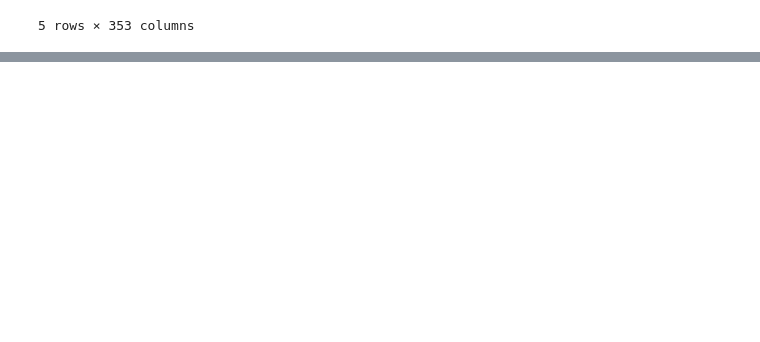
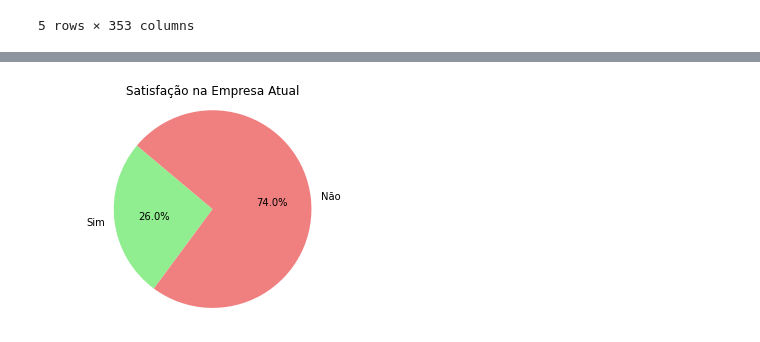
Before and after one commit to brunacpg/Projects-2, a Jupyter notebook: Projects.ipynb, the cells around one changed output, grey strips where cells are left out. Cells and saved outputs as stored; diff of their text form; code cells hidden in the pictures; blank space fills up the shorter version.

```diff
--- a/Projects.ipynb
+++ b/Projects.ipynb
@@ -110,0 +97,20 @@ plt.show()
+# %%
+# Carreira e Experiência Profissional- Pergunta: Qual é a satisfação geral no ambiente de trabalho?
+
+satisfacao_empresa = df['Você está satisfeito na sua empresa atual?']
+
+contagem_respostas = satisfacao_empresa.value_counts().sort_index()
+
+rotulos = ['Sim', 'Não']
+valores = contagem_respostas.values
+
+cores = ['lightgreen', 'lightcoral']
+
+plt.pie(valores, labels=rotulos, colors=cores, autopct='%1.1f%%', startangle=140)
+plt.axis('equal')
+
+plt.title('Satisfação na Empresa Atual')
+
+plt.show()
+# %% [output]
+[figure, added]
```
Also changed, not shown: parts of 13 cells of this notebook.
